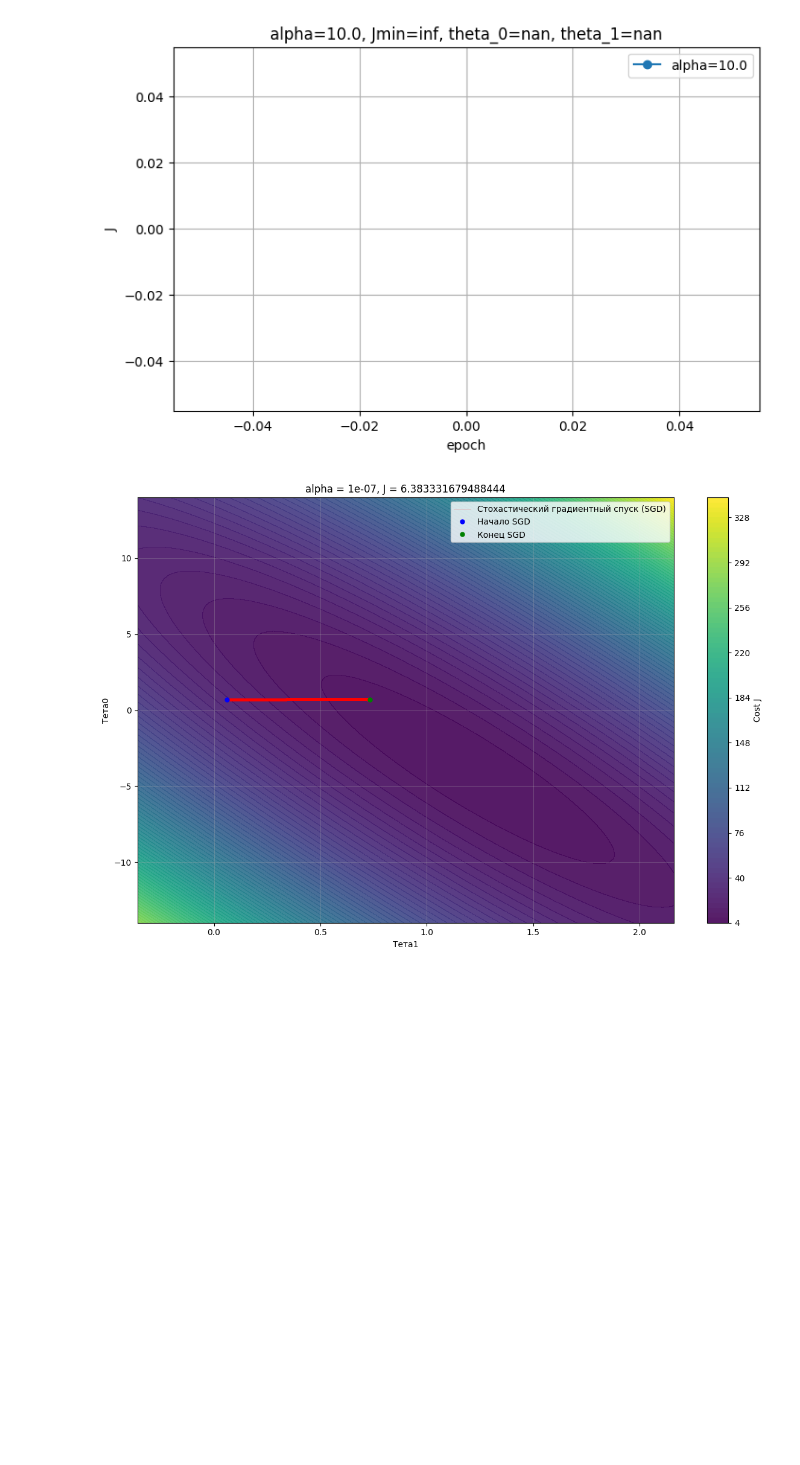
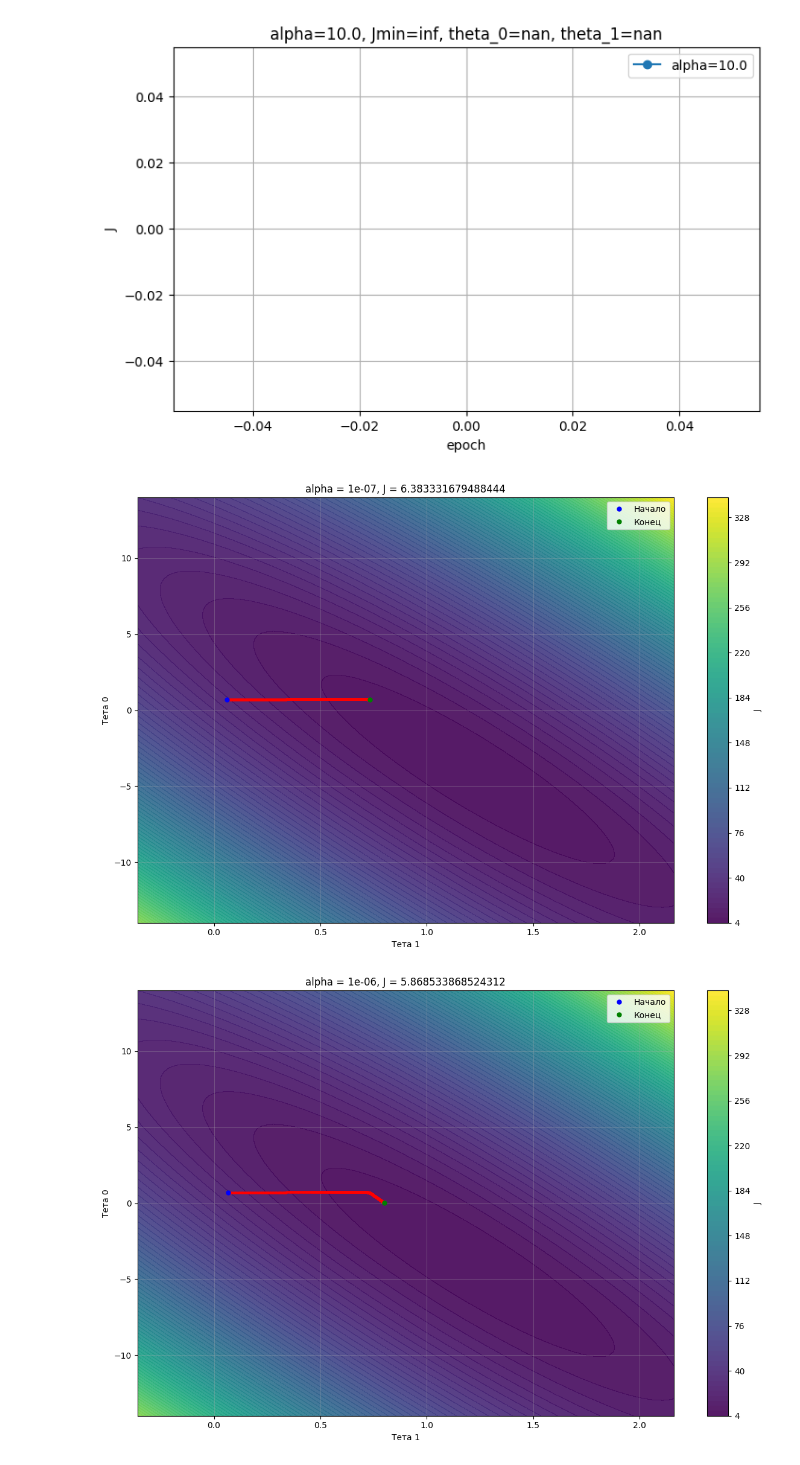
Before and after one commit to KachanVlg/ML-studying, a Jupyter notebook: ML_LR1.ipynb, the cells around one changed output. Saved outputs shown, nothing was run; the diff lists cells and outputs as text; code cells hidden in the pictures; blank space fills up the shorter version.

```diff
--- a/ML_LR1.ipynb
+++ b/ML_LR1.ipynb
@@ -126,15 +126,15 @@ def visualize_sgd_specific_view(X, y, list_teta0, list_teta1, list_J, alpha):
 
     fig, ax = plt.subplots(figsize=(12, 8))
     contour = ax.contourf(T1, T0, J_grid, levels=100, cmap='viridis', alpha=0.9)
-    plt.colorbar(contour, ax=ax, label='Cost J')
+    plt.colorbar(contour, ax=ax, label='J')
 
-    ax.plot(list_teta1, list_teta0, 'r-', linewidth=0.5, label='Стохастический градиентный спуск (SGD)', alpha=0.4)
+    ax.plot(list_teta1, list_teta0, 'r-', linewidth=0.5, label='', alpha=0.4)
     ax.plot(list_teta1, list_teta0, 'ro', markersize=2)
-    ax.plot(list_teta1[0], list_teta0[0], 'bo', markersize=5, label='Начало SGD')
-    ax.plot(list_teta1[-1], list_teta0[-1], 'go', markersize=5, label='Конец SGD')
+    ax.plot(list_teta1[0], list_teta0[0], 'bo', markersize=5, label='Начало')
+    ax.plot(list_teta1[-1], list_teta0[-1], 'go', markersize=5, label='Конец')
 
-    ax.set_xlabel('Тета1')
-    ax.set_ylabel('Тета0')
+    ax.set_xlabel('Тета 1')
+    ax.set_ylabel('Тета 0')
     ax.set_title(f'alpha = {alpha}, J = {list_J[-1]}')
     ax.legend()
     ax.grid(True, alpha=0.3)
@@ -142,6 +142,15 @@ def visualize_sgd_specific_view(X, y, list_teta0, list_teta1, list_J, alpha):
     plt.tight_layout()
     plt.show()
 # %%
-visualize_sgd_specific_view(data_frame['x'].values, data_frame['y'].values, history[1e-7]["theta_0_list"], history[1e-7]["theta_1_list"], history[1e-7]["Js"], 1e-7)
+for alpha in alphas:
+    visualize_sgd_specific_view(
+        data_frame['x'].values,
+        data_frame['y'].values,
+        history[alpha]["theta_0_list"],
+        history[alpha]["theta_1_list"],
+        history[alpha]["Js"],
+        alpha
+    )
 # %% [output]
-[figure, old version]
+[figure, new version]
+[figure, added]
```
Also changed, not shown: parts of 1 cell of this notebook.
